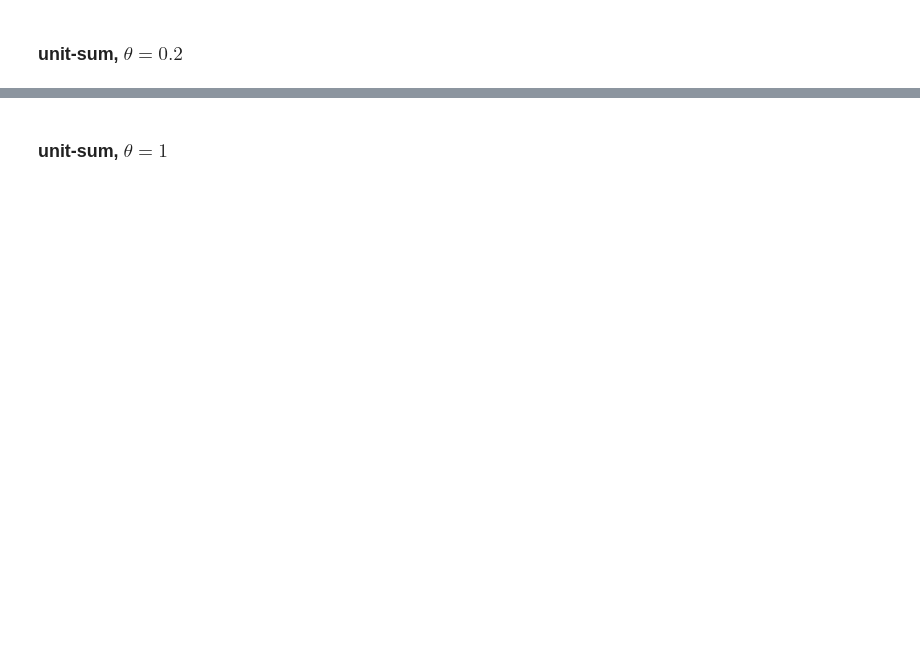
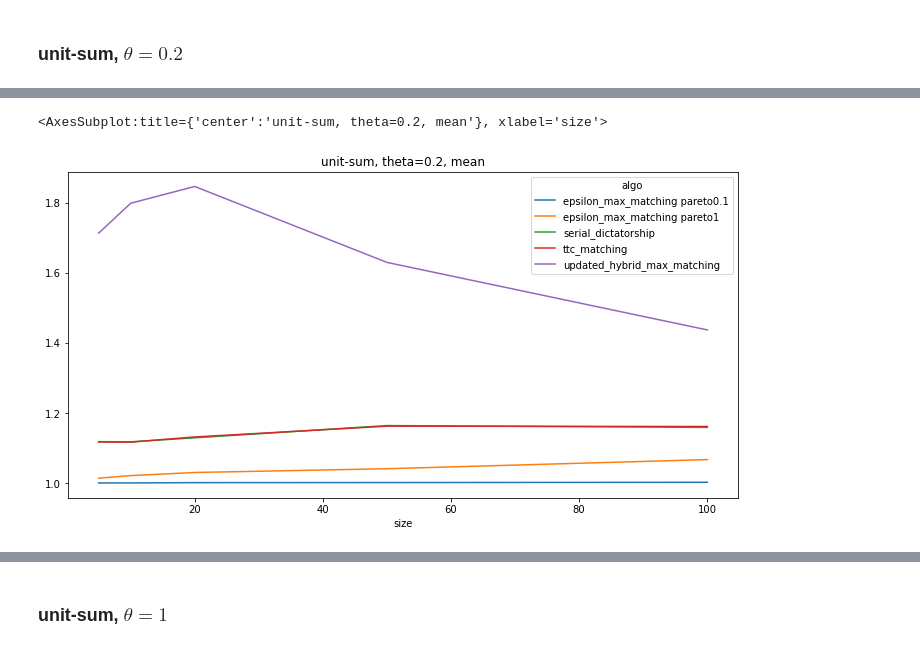
Before and after one commit to LEFTA98/DistortionSim, a Jupyter notebook: ijcai data analysis.ipynb, the cells around one changed output, grey strips where cells are left out. Drawn from its saved outputs; the diff is of its cells as text; code cells hidden in the pictures; blank space fills up the shorter version.

```diff
--- a/ijcai data analysis.ipynb
+++ b/ijcai data analysis.ipynb
@@ -299,6 +286,7 @@ df
 # %% [markdown]
 ### unit-sum, $\theta=0.2$
 # %%
-curr = df[(df['valuation']=='theta0.2unitsum')]
-print(set(curr['algo']))
+curr = df_avg[(df_avg['valuation']=='theta0.2unitsum')]
+curr = curr.pivot(index='size', columns = 'algo', values='distortion')
+curr
 # %% [output]
@@ -306 +300,6 @@ print(set(curr['algo']))
+# %%
+curr.plot(figsize=(12,6),title='unit-sum, theta=0.2, mean')
+# %% [output]
+<AxesSubplot:title={'center':'unit-sum, theta=0.2, mean'}, xlabel='size'>
+[figure, added]
 # %%
```
Also changed, not shown: parts of 66 cells of this notebook, 13 other files.
